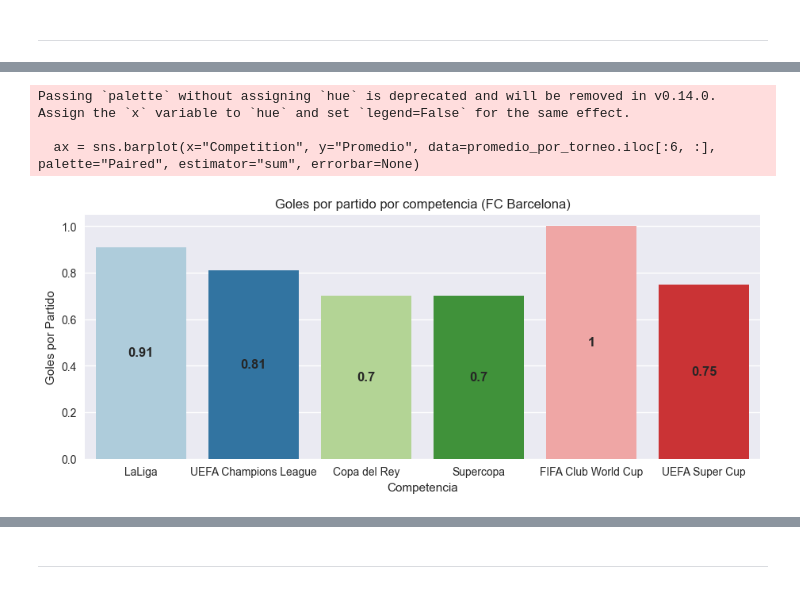
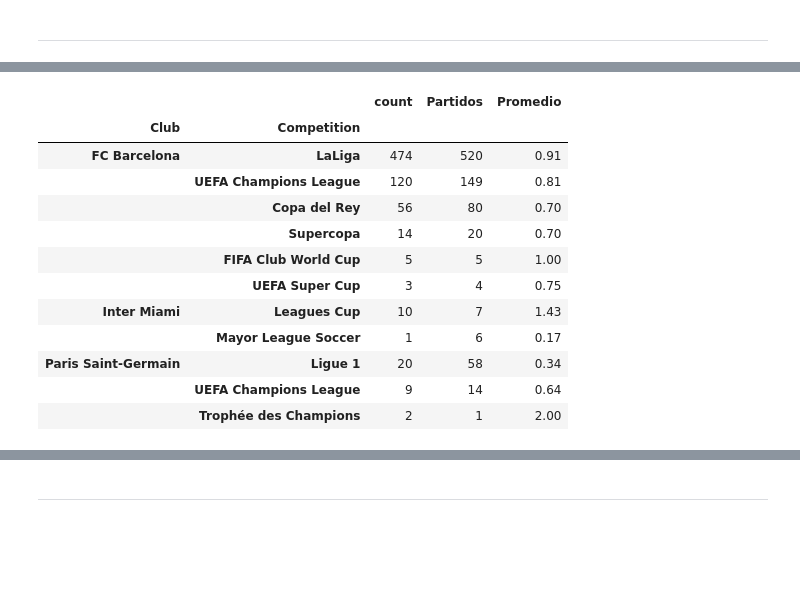
Before and after one commit to Matias-Ibarra/Messi, a Jupyter notebook: memoria.ipynb, the cells around one changed output, grey strips where cells are left out. Saved outputs shown, nothing was run; the diff lists cells and outputs as text; code cells hidden in the pictures; blank space fills up the shorter version.

```diff
--- a/memoria.ipynb
+++ b/memoria.ipynb
@@ -165,20 +164,24 @@ Passing `palette` without assigning `hue` is deprecated and will be removed in v
 [figure]
 # %%
 # La distribución de goles no necesariamente masca en que torneo tuvo mejor rendimiento, para eso buscamos el promedio de gol.
+# la columna count son los goles.
 promedio_por_torneo = df.groupby('Club')['Competition'].value_counts()
 promedio_por_torneo = pd.DataFrame(promedio_por_torneo)
 promedio_por_torneo['Partidos'] = [520, 149, 80, 20, 5, 4, 7, 6, 58, 14, 1]  # Datos recogidos de internet.
 promedio_por_torneo['Promedio'] = round((promedio_por_torneo['count'] / promedio_por_torneo['Partidos']), 2)
-# Gráfico:
-fig = plt.figure(figsize=(11, 4))
-ax = sns.barplot(x="Competition", y="Promedio", data=promedio_por_torneo.iloc[:6, :], palette="Paired", estimator="sum", errorbar=None)
-plt.title("Goles por partido por competencia (FC Barcelona)")
-plt.xlabel("Competencia")
-plt.ylabel("Goles por Partido")
-for container in ax.containers:
-    ax.bar_label(container, label_type="center", fontsize=12, fontweight='bold' );
-# %% [output]
-Passing `palette` without assigning `hue` is deprecated and will be removed in v0.14.0. Assign the `x` variable to `hue` and set `legend=False` for the same effect.
-
-  ax = sns.barplot(x="Competition", y="Promedio", data=promedio_por_torneo.iloc[:6, :], palette="Paired", estimator="sum", errorbar=None)
-[figure, removed]
+# %%
+promedio_por_torneo
+# %% [output]
+|  |  | count | Partidos | Promedio |
+| Club | Competition |  |  |  |
+| FC Barcelona | LaLiga | 474 | 520 | 0.91 |
+|  | UEFA Champions League | 120 | 149 | 0.81 |
+|  | Copa del Rey | 56 | 80 | 0.70 |
+|  | Supercopa | 14 | 20 | 0.70 |
+|  | FIFA Club World Cup | 5 | 5 | 1.00 |
+|  | UEFA Super Cup | 3 | 4 | 0.75 |
+| Inter Miami | Leagues Cup | 10 | 7 | 1.43 |
+|  | Mayor League Soccer | 1 | 6 | 0.17 |
+| Paris Saint-Germain | Ligue 1 | 20 | 58 | 0.34 |
+|  | UEFA Champions League | 9 | 14 | 0.64 |
+|  | Trophée des Champions | 2 | 1 | 2.00 |
```
Also changed, not shown: parts of 21 cells of this notebook, 1 other file.
